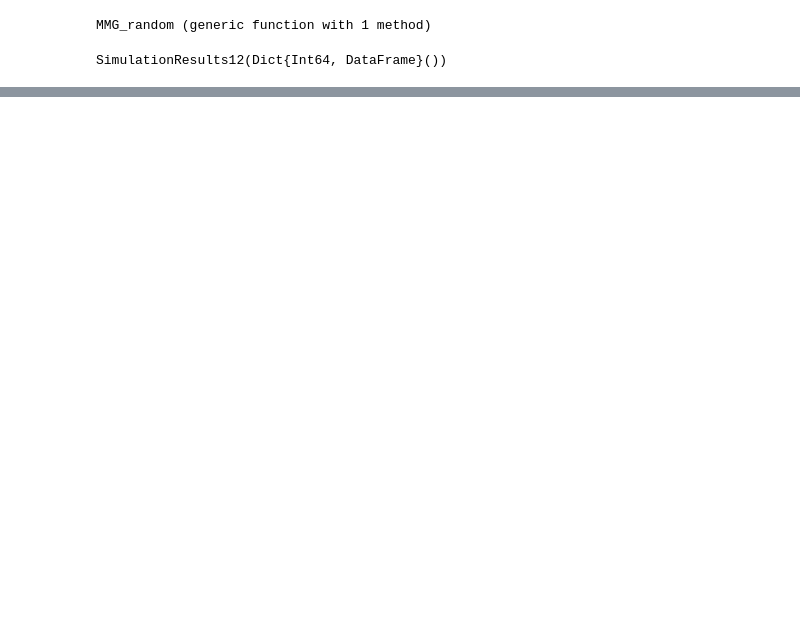
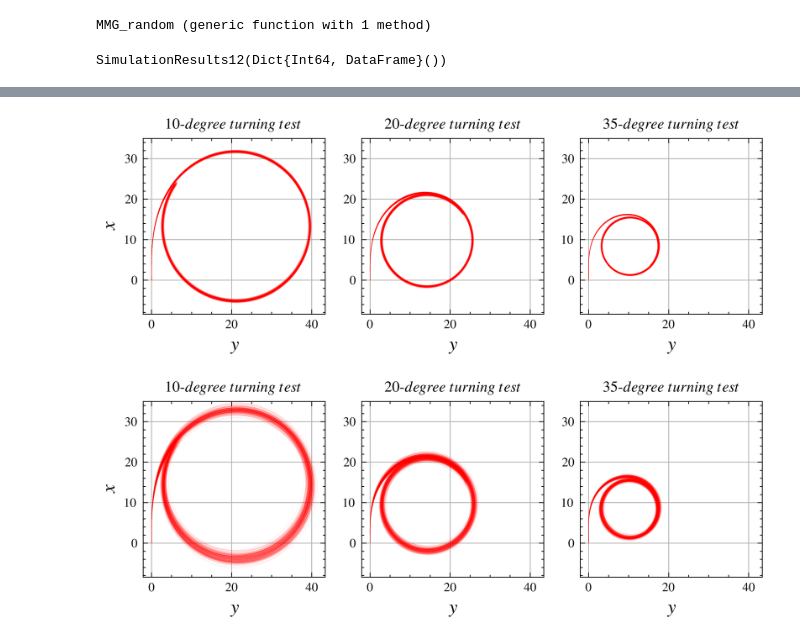
Before and after one commit to hirukawa-keisuke/MCMC-MPC_KVLCC2, a Jupyter notebook: Plot/plotMCMCALL.ipynb, the cells around one changed output, grey strips where cells are left out. Saved outputs shown, nothing was run; the diff lists cells and outputs as text; code cells hidden in the pictures; blank space fills up the shorter version.

```diff
--- a/Plot/plotMCMCALL.ipynb
+++ b/Plot/plotMCMCALL.ipynb
@@ -787,0 +788,73 @@ display(fig)
+# %%
+plt.style.use(["science", "ieee"])
+
+fig = plt.figure(figsize=(7, 2))
+ax = fig.add_subplot(1, 3, 1)
+for i in num1:num2
+    ax.plot(results_L2_10deg.data1[i][1:sampling,"y"], results_L2_10deg.data1[i][1:sampling,"x"], "-", alpha=0.1,  c="r", linewidth=0.2)
+end
+ax.set_title(L"10\mathchar`-degree~turning~test")
+ax.set_ylabel(L"x", fontsize=12)
+ax.set_xlabel(L"y", fontsize=12)
+ax.set_xlim(-2.1, 43.4)
+ax.set_ylim(-8.4, 35)
+ax.grid()
+
+ax = fig.add_subplot(1, 3, 2)
+for i in num1:num2
+    ax.plot(results_L2_20deg.data5[i][1:sampling,"y"], results_L2_20deg.data5[i][1:sampling,"x"], "-", alpha=0.1,  c="r", linewidth=0.2)
+end
+ax.set_title(L"20\mathchar`-degree~turning~test")
+ax.set_xlabel(L"y", fontsize=12)
+ax.set_xlim(-2.1, 43.4)
+ax.set_ylim(-8.4, 35)
+ax.grid()
+
+ax = fig.add_subplot(1, 3, 3)
+for i in num1:num2
+    ax.plot(results_L2_35deg.data9[i][1:sampling,"y"], results_L2_35deg.data9[i][1:sampling,"x"], "-", alpha=0.1,  c="r", linewidth=0.2)
+end
+ax.set_title(L"35\mathchar`-degree~turning~test")
+ax.set_xlabel(L"y", fontsize=12)
+ax.set_xlim(-2.1, 43.4)
+ax.set_ylim(-8.4, 35)
+ax.grid()
+display(fig)
+
+
+
+fig = plt.figure(figsize=(7, 2))
+ax = fig.add_subplot(1, 3, 1)
+for i in num1:num2
+    ax.plot(results_L3_10deg.data3[i][1:sampling,"y"], results_L3_10deg.data3[i][1:sampling,"x"], "-", alpha=0.1,  c="r", linewidth=0.2)
+end
+ax.set_title(L"10\mathchar`-degree~turning~test")
+ax.set_ylabel(L"x", fontsize=12)
+ax.set_xlabel(L"y", fontsize=12)
+ax.set_xlim(-2.1, 43.4)
+ax.set_ylim(-8.4, 35)
+ax.grid()
+
+ax = fig.add_subplot(1, 3, 2)
+for i in num1:num2
+    ax.plot(results_L3_20deg.data7[i][1:sampling,"y"], results_L3_20deg.data7[i][1:sampling,"x"], "-", alpha=0.1,  c="r", linewidth=0.2)
+end
+ax.set_title(L"20\mathchar`-degree~turning~test")
+ax.set_xlabel(L"y", fontsize=12)
+ax.set_xlim(-2.1, 43.4)
+ax.set_ylim(-8.4, 35)
+ax.grid()
+
+ax = fig.add_subplot(1, 3, 3)
+for i in num1:num2
+    ax.plot(results_L3_35deg.data11[i][1:sampling,"y"], results_L3_35deg.data11[i][1:sampling,"x"], "-", alpha=0.1,  c="r", linewidth=0.2)
+end
+ax.set_title(L"35\mathchar`-degree~turning~test")
+ax.set_xlabel(L"y", fontsize=12)
+ax.set_xlim(-2.1, 43.4)
+ax.set_ylim(-8.4, 35)
+ax.grid()
+display(fig)
+# %% [output]
+[figure, added]
+[figure, added]
```
Also changed, not shown: parts of 2 cells of this notebook.
